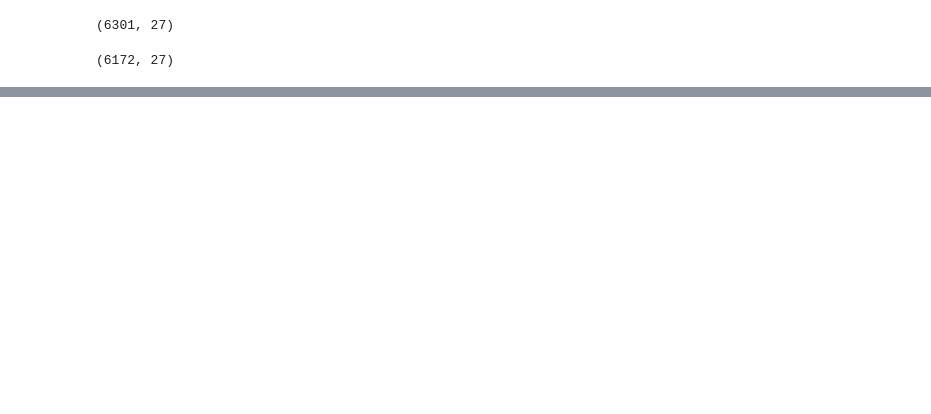
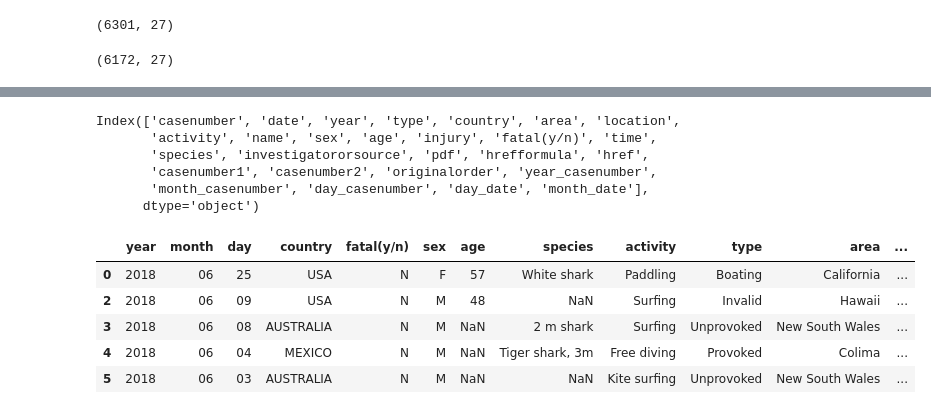
Before and after one commit to Barge7/SHARK, a Jupyter notebook: your_code.ipynb, the cells around one changed output, grey strips where cells are left out. Cells and saved outputs as stored; diff of their text form; code cells hidden in the pictures; blank space fills up the shorter version.

```diff
--- a/your_code.ipynb
+++ b/your_code.ipynb
@@ -641,15 +613,14 @@ data[data.day_casenumber != data.day_date].tail()
 # %%
-def nulos(n):
+def nulos(col):
 
-    for x in n:
-
-        if x == 'n':            # CREO UNA FUNCION PARA SUSTITUIR LAS 'N' POR NULOS
-            return np.nan
-        else:
-            return x
+    if e == 'n' :                # CREO UNA FUNCION PARA SUSTITUIR LAS 'N' POR NULOS
+        return (np.nan)
+    else:
+        return (e)
 # %%
 lista= []
+for e in data.day_date:
 
-for e in data.day_date:
-    lista.append(nulos(e))
-len(lista)
+    lista.append(nulos(data.day_date))
+
+#print(lista)
@@ -725,0 +723,23 @@ data.head()
+# %%
+data.columns
+# %% [output]
+Index(['casenumber', 'date', 'year', 'type', 'country', 'area', 'location',
+       'activity', 'name', 'sex', 'age', 'injury', 'fatal(y/n)', 'time',
+       'species', 'investigatororsource', 'pdf', 'hrefformula', 'href',
+       'casenumber1', 'casenumber2', 'originalorder', 'year_casenumber',
+       'month_casenumber', 'day_casenumber', 'day_date', 'month_date'],
+      dtype='object')
+# %%
+orden = ['year_casenumber','month_casenumber', 'day_casenumber', 'country', 'fatal(y/n)','sex', 'age', 'species', 'activity', 'type', 'area', 'location', 'activity', 'name', 'injury', 'time', 'investigatororsource', 'originalorder', 'date', 'casenumber', 'casenumber1', 'casenumber2', 'pdf', 'hrefformula', 'href']
+data= data[orden]
+# %%
+data = data.rename(columns= {'year_casenumber':'year', 'month_casenumber': 'month', 'day_casenumber': 'day'})
+# %%
+data.head()
+# %% [output]
+|  | year | month | day | country | fatal(y/n) | sex | age | species | activity | type | area | ... |
+| 0 | 2018 | 06 | 25 | USA | N | F | 57 | White shark | Paddling | Boating | California | ... |
+| 2 | 2018 | 06 | 09 | USA | N | M | 48 | NaN | Surfing | Invalid | Hawaii | ... |
+| 3 | 2018 | 06 | 08 | AUSTRALIA | N | M | NaN | 2 m shark | Surfing | Unprovoked | New South Wales | ... |
+| 4 | 2018 | 06 | 04 | MEXICO | N | M | NaN | Tiger shark, 3m | Free diving | Provoked | Colima | ... |
+| 5 | 2018 | 06 | 03 | AUSTRALIA | N | M | NaN | NaN | Kite surfing | Unprovoked | New South Wales | ... |
```
Also changed, not shown: parts of 28 cells of this notebook.
